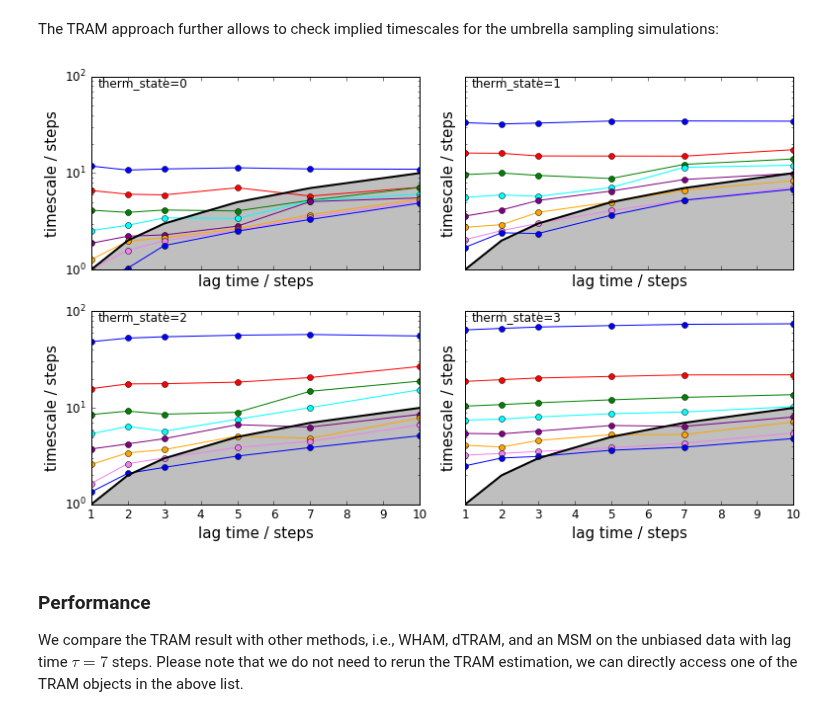
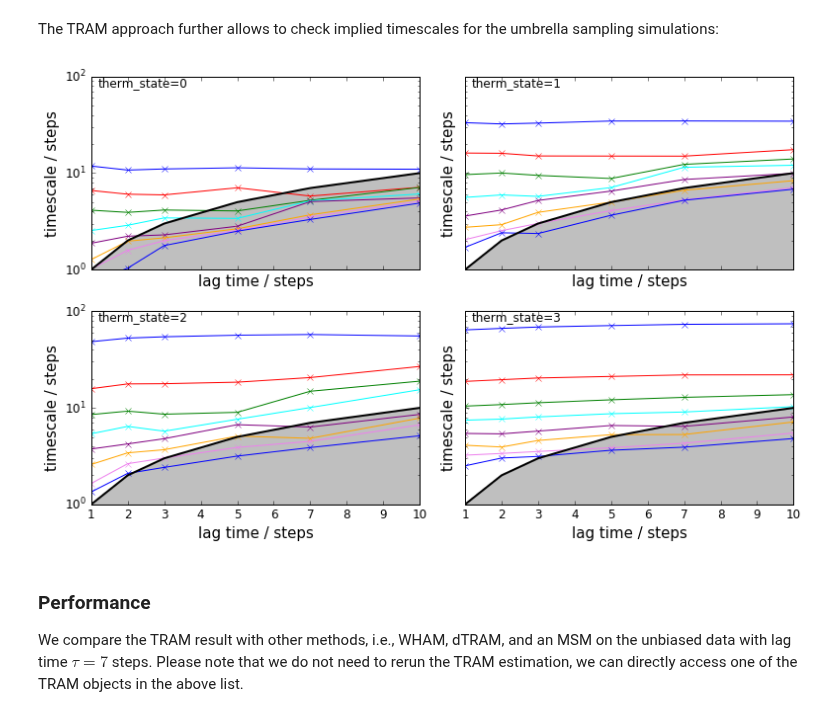
Before and after one commit to markovmodel/PyEMMA_IPython, a Jupyter notebook: methods/multi_ensemble/doublewell/PyEMMA.thermo.estimate_umbrella_sampling - asymmetric double well.ipynb, the cells around one changed output. Drawn from its saved outputs; the diff is of its cells as text; code cells hidden in the pictures.

Commit message:
[thermo] fixing typos

```diff
--- a/methods/multi_ensemble/doublewell/PyEMMA.thermo.estimate_umbrella_sampling - asymmetric double well.ipynb
+++ b/methods/multi_ensemble/doublewell/PyEMMA.thermo.estimate_umbrella_sampling - asymmetric double well.ipynb
@@ -100,10 +100,10 @@ The TRAM approach further allows to check implied timescales for the umbrella sa
 # %%
 fig, axes = plt.subplots(2, 2, figsize=(11, 7), sharex=True, sharey=True)
 for i, ax in enumerate(axes.flat):
-    pyemma.plots.plot_memm_implied_timescales(tram, nits=8, therm_state=i, ax=ax)
+    pyemma.plots.plot_memm_implied_timescales(tram, nits=8, therm_state=i, ax=ax, marker='x')
 fig.tight_layout()
 # %% [output]
-[figure, old version]
+[figure, new version]
 # %% [markdown]
 ### Performance
 
```
Also changed, not shown: parts of 4 cells of this notebook.
